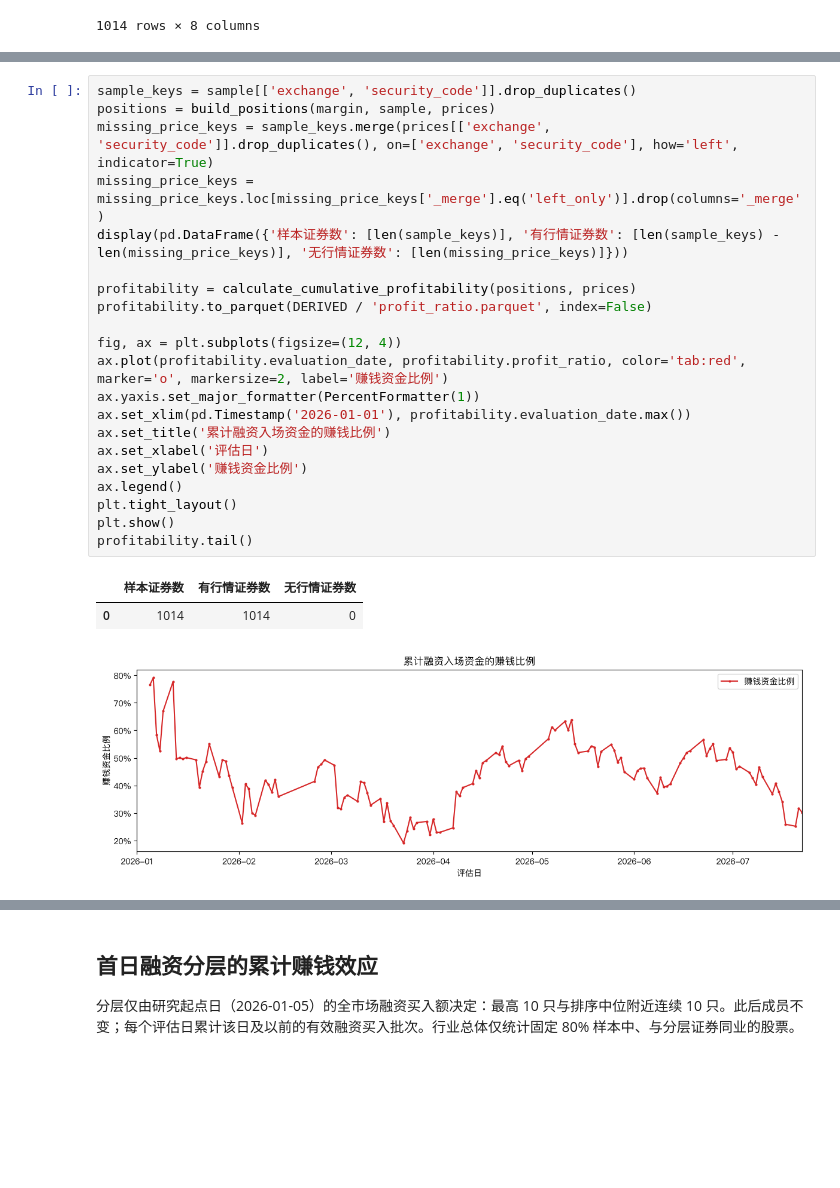
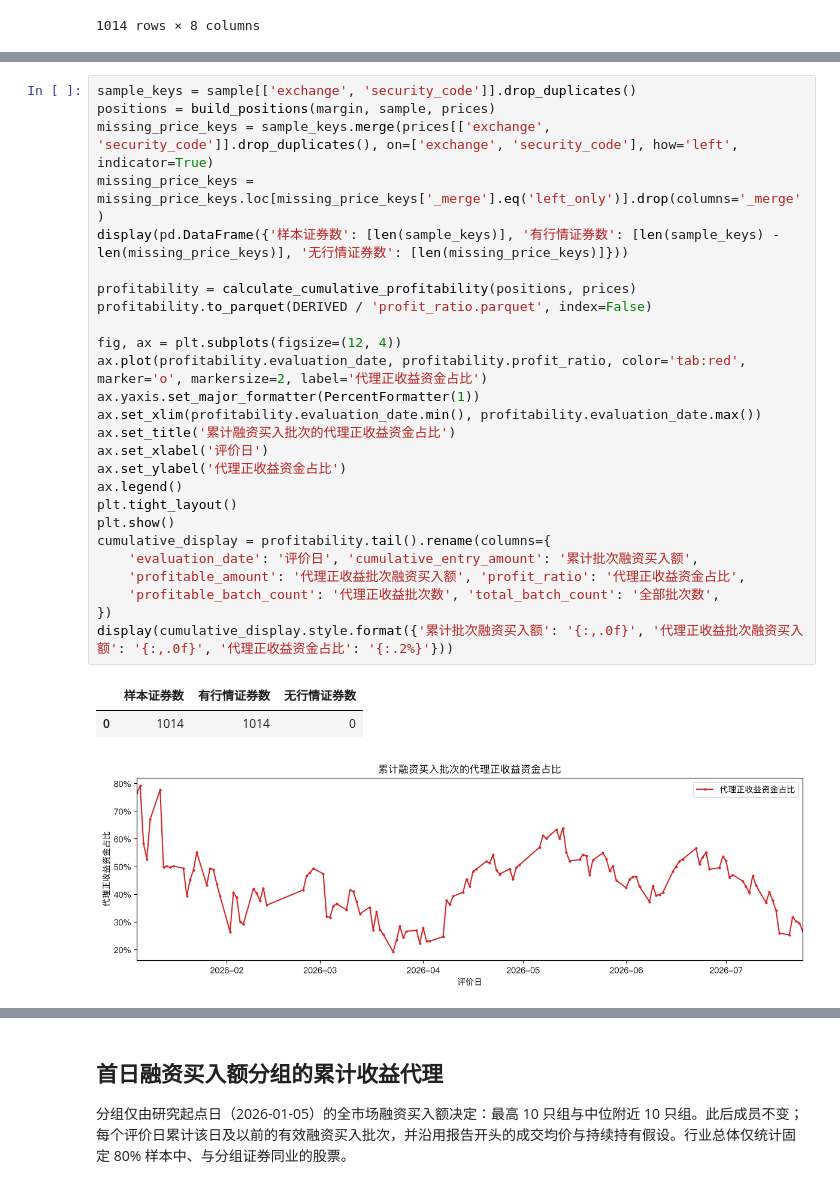
Before and after one commit to zyye00/mme, a Jupyter notebook: notebooks/margin_profitability.ipynb, the cells around one changed output, grey strips where cells are left out. Drawn from its saved outputs; the diff is of its cells as text; blank space fills up the shorter version.

```diff
--- a/notebooks/margin_profitability.ipynb
+++ b/notebooks/margin_profitability.ipynb
@@ -141,25 +148,30 @@ plt.show()
 # %%
 sample_keys = sample[['exchange', 'security_code']].drop_duplicates()
 positions = build_positions(margin, sample, prices)
 missing_price_keys = sample_keys.merge(prices[['exchange', 'security_code']].drop_duplicates(), on=['exchange', 'security_code'], how='left', indicator=True)
 missing_price_keys = missing_price_keys.loc[missing_price_keys['_merge'].eq('left_only')].drop(columns='_merge')
 display(pd.DataFrame({'样本证券数': [len(sample_keys)], '有行情证券数': [len(sample_keys) - len(missing_price_keys)], '无行情证券数': [len(missing_price_keys)]}))
 
 profitability = calculate_cumulative_profitability(positions, prices)
 profitability.to_parquet(DERIVED / 'profit_ratio.parquet', index=False)
 
 fig, ax = plt.subplots(figsize=(12, 4))
-ax.plot(profitability.evaluation_date, profitability.profit_ratio, color='tab:red', marker='o', markersize=2, label='赚钱资金比例')
+ax.plot(profitability.evaluation_date, profitability.profit_ratio, color='tab:red', marker='o', markersize=2, label='代理正收益资金占比')
 ax.yaxis.set_major_formatter(PercentFormatter(1))
-ax.set_xlim(pd.Timestamp('2026-01-01'), profitability.evaluation_date.max())
-ax.set_title('累计融资入场资金的赚钱比例')
-ax.set_xlabel('评估日')
-ax.set_ylabel('赚钱资金比例')
+ax.set_xlim(profitability.evaluation_date.min(), profitability.evaluation_date.max())
+ax.set_title('累计融资买入批次的代理正收益资金占比')
+ax.set_xlabel('评价日')
+ax.set_ylabel('代理正收益资金占比')
 ax.legend()
 plt.tight_layout()
 plt.show()
-profitability.tail()
+cumulative_display = profitability.tail().rename(columns={
+    'evaluation_date': '评价日', 'cumulative_entry_amount': '累计批次融资买入额',
+    'profitable_amount': '代理正收益批次融资买入额', 'profit_ratio': '代理正收益资金占比',
+    'profitable_batch_count': '代理正收益批次数', 'total_batch_count': '全部批次数',
+})
+display(cumulative_display.style.format({'累计批次融资买入额': '{:,.0f}', '代理正收益批次融资买入额': '{:,.0f}', '代理正收益资金占比': '{:.2%}'}))
 # %% [output]
 |  | 样本证券数 | 有行情证券数 | 无行情证券数 |
 | 0 | 1014 | 1014 | 0 |
-[figure, old version]
+[figure, new version]
@@ -172,7 +184,7 @@ profitability.tail()
 # %% [markdown]
-## 首日融资分层的累计赚钱效应
+## 首日融资买入额分组的累计收益代理
 
-分层仅由研究起点日（2026-01-05）的全市场融资买入额决定：最高 10 只与排序中位附近连续 10 只。此后成员不变；每个评估日累计该日及以前的有效融资买入批次。行业总体仅统计固定 80% 样本中、与分层证券同业的股票。
+分组仅由研究起点日（2026-01-05）的全市场融资买入额决定：最高 10 只组与中位附近 10 只组。此后成员不变；每个评价日累计该日及以前的有效融资买入批次，并沿用报告开头的成交均价与持续持有假设。行业总体仅统计固定 80% 样本中、与分组证券同业的股票。
 # %%
 tier_metadata = tiers.merge(
     prepare_security_metadata(tiers, industries, basics),
```
Also changed, not shown: parts of 10 cells of this notebook, 18 other files.
